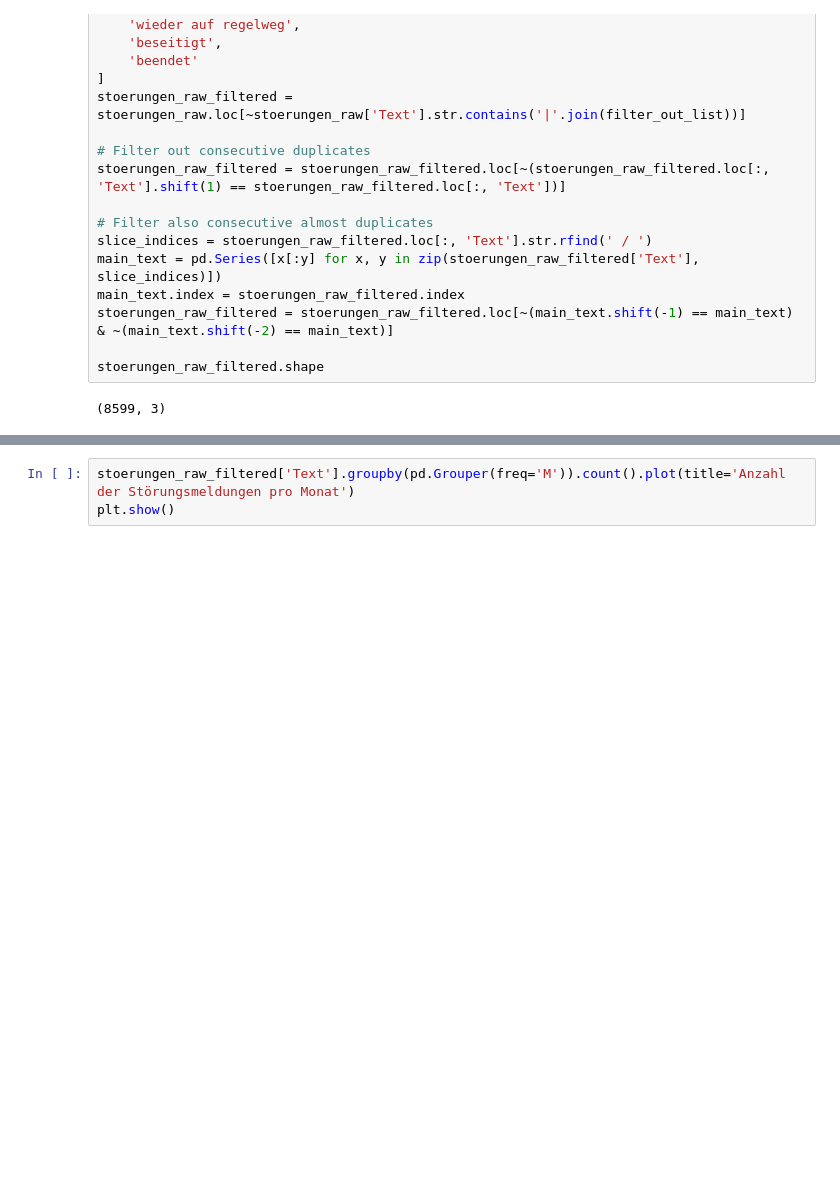
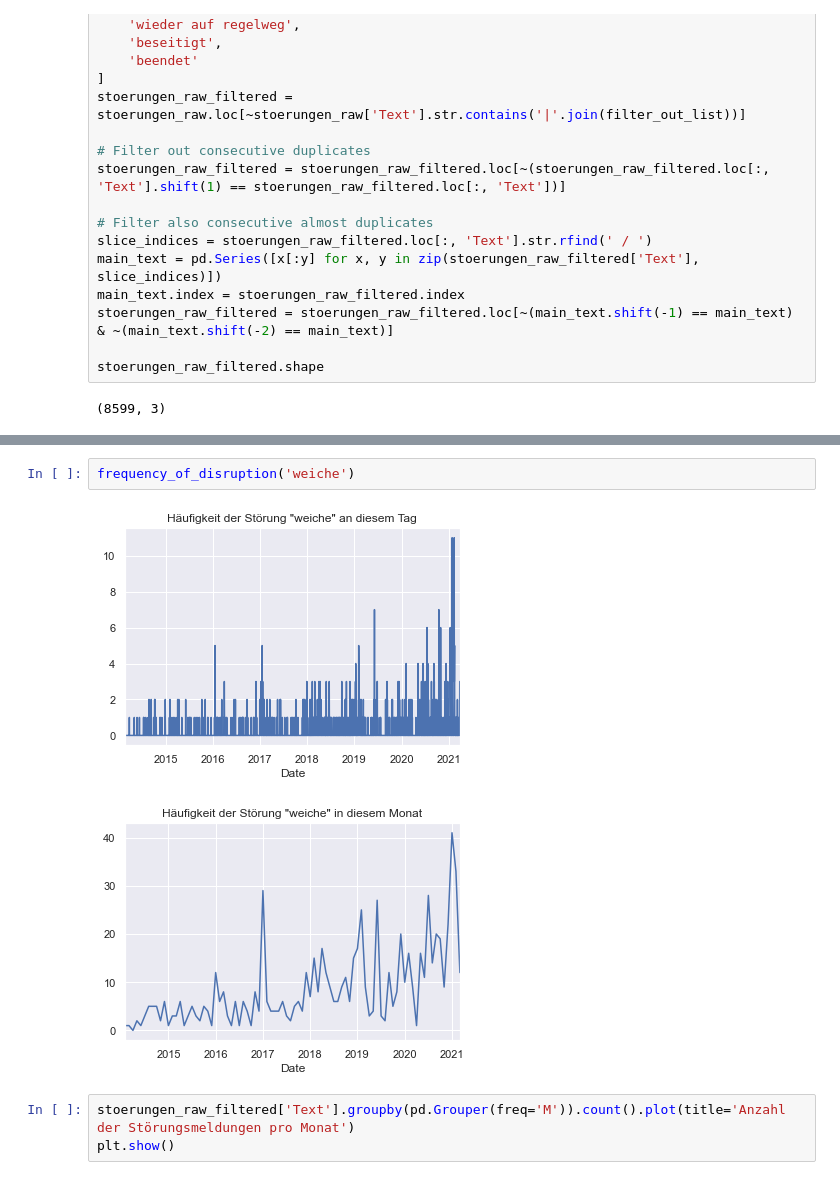
Before and after one commit to kummerer94/sbahn-stoerungen, a Jupyter notebook: analysis.ipynb, the cells around one changed output, grey strips where cells are left out. Saved outputs shown, nothing was run; the diff lists cells and outputs as text; blank space fills up the shorter version.

```diff
--- a/analysis.ipynb
+++ b/analysis.ipynb
@@ -233,3 +280,8 @@ stoerungen_raw_filtered.shape
+# %%
+frequency_of_disruption('weiche')
+# %% [output]
+[figure, added]
+[figure, added]
 # %%
 stoerungen_raw_filtered['Text'].groupby(pd.Grouper(freq='M')).count().plot(title='Anzahl der Störungsmeldungen pro Monat')
 plt.show()
```
Also changed, not shown: parts of 8 cells of this notebook.
